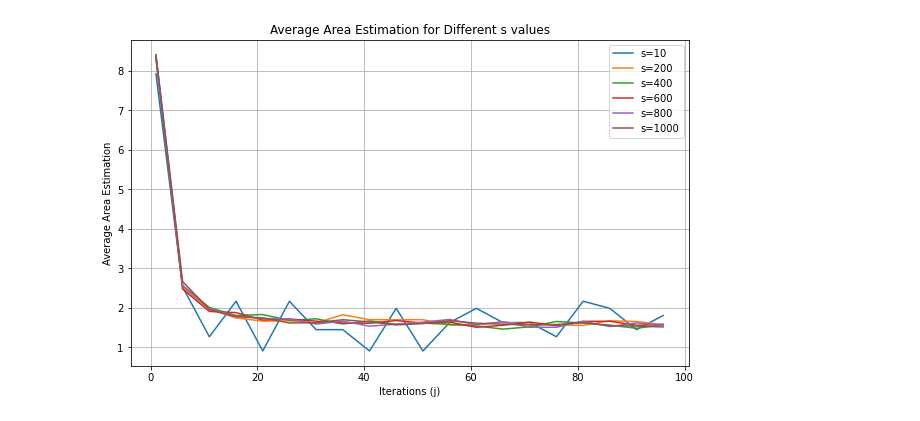
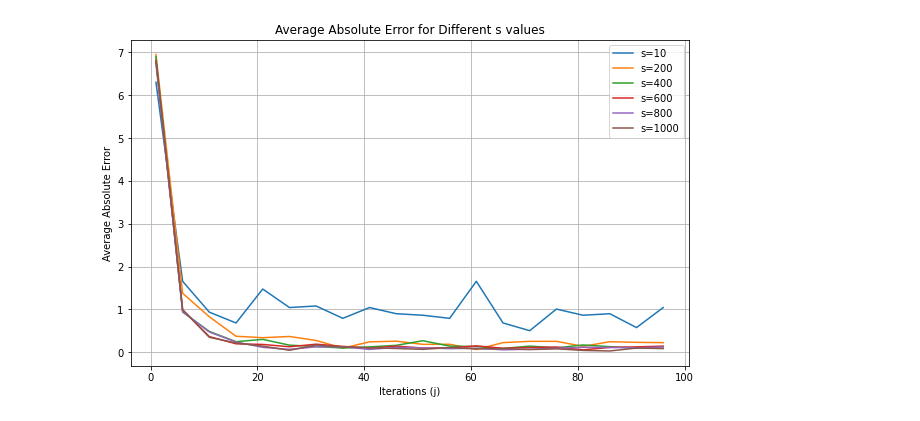
Before and after one commit to guoda23/stochastic_simulation_assignment_1, a Jupyter notebook: Asd1_V2.ipynb, the cells around one changed output. Drawn from its saved outputs; the diff is of its cells as text; code cells hidden in the pictures.

```diff
--- a/Asd1_V2.ipynb
+++ b/Asd1_V2.ipynb
@@ -137 +132,22 @@ with open(csv_filename_avg_area, 'w', newline='') as csvfile_area, open(csv_file
             writer_subtraction.writerow(row_data_subtraction)
+# %%
+# Read the CSV file
+data = pd.read_csv('convergence_results_avg_area2.csv')
+
+# Extract the unique 's' values
+s_values = data['s'].unique()
+
+plt.figure(figsize=(10, 6))
+
+# Plotting for each 's' value
+for s in s_values:
+    s_data = data[data['s'] == s]
+    plt.plot(s_data['j'], s_data['average'], label=f's={s}')
+
+# Plot settings
+plt.xlabel('Iterations (j)')
+plt.ylabel('Average Area')
+plt.title('Average Area for different samples and iterations')
+plt.legend()
+plt.grid(True)
+plt.show()
@@ -138,23 +156,23 @@ with open(csv_filename_avg_area, 'w', newline='') as csvfile_area, open(csv_file
 # %%
 # Load the CSV file
-file_path = 'convergence_results_avg_area2.csv'  # Replace with the path to your CSV file
+file_path = 'convergence_results_avg_error2.csv'
 data = pd.read_csv(file_path)
 
 # Get unique 's' values
 s_values = data['s'].unique()
 
 plt.figure(figsize=(10, 6))
 
 # Plot for each 's' value
 for s in s_values:
     s_data = data[data['s'] == s]
-    plt.plot(s_data['j'], s_data['average'], label=f's={s}')
+    plt.plot(s_data['j'], s_data['average_absolute_error'], label=f's={s}')
 
 plt.xlabel('Iterations (j)')
-plt.ylabel('Average Area Estimation')
+plt.ylabel('Average Absolute Error')
 plt.legend()
-plt.title('Average Area Estimation for Different s values')
+plt.title('Average Absolute Error for Different s values')
 plt.grid(True)
 plt.show()
 # %% [output]
-[figure, old version]
+[figure, new version]
```
Also changed, not shown: parts of 5 cells of this notebook.
